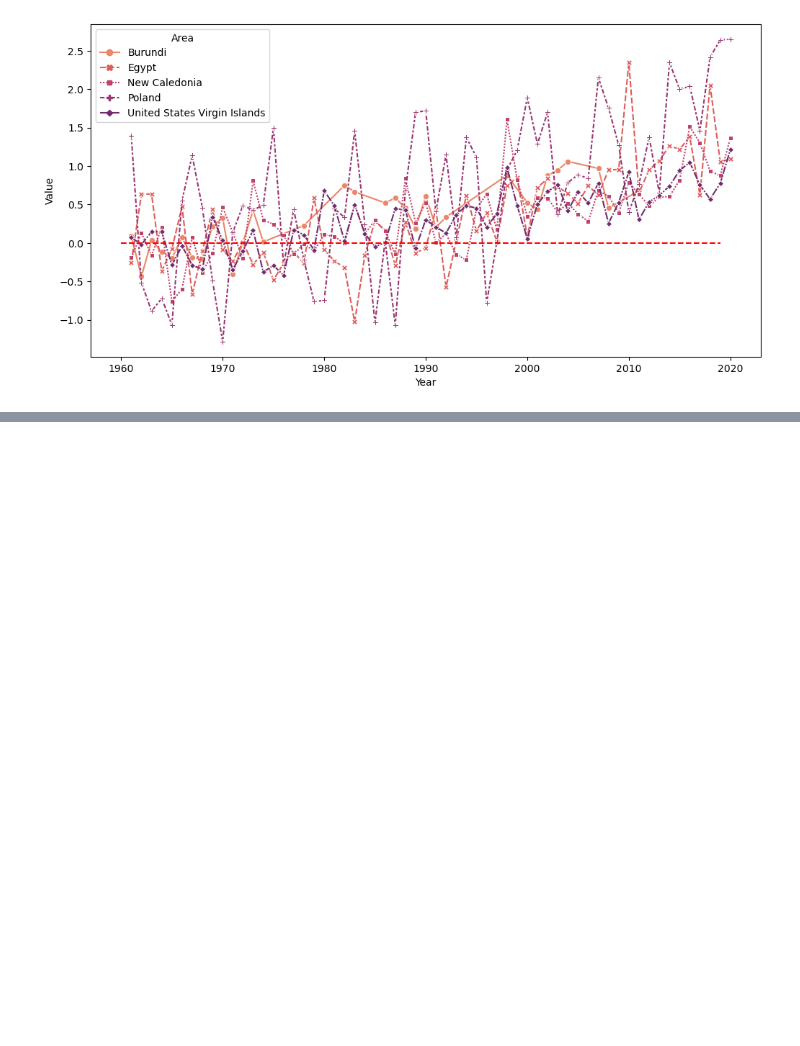
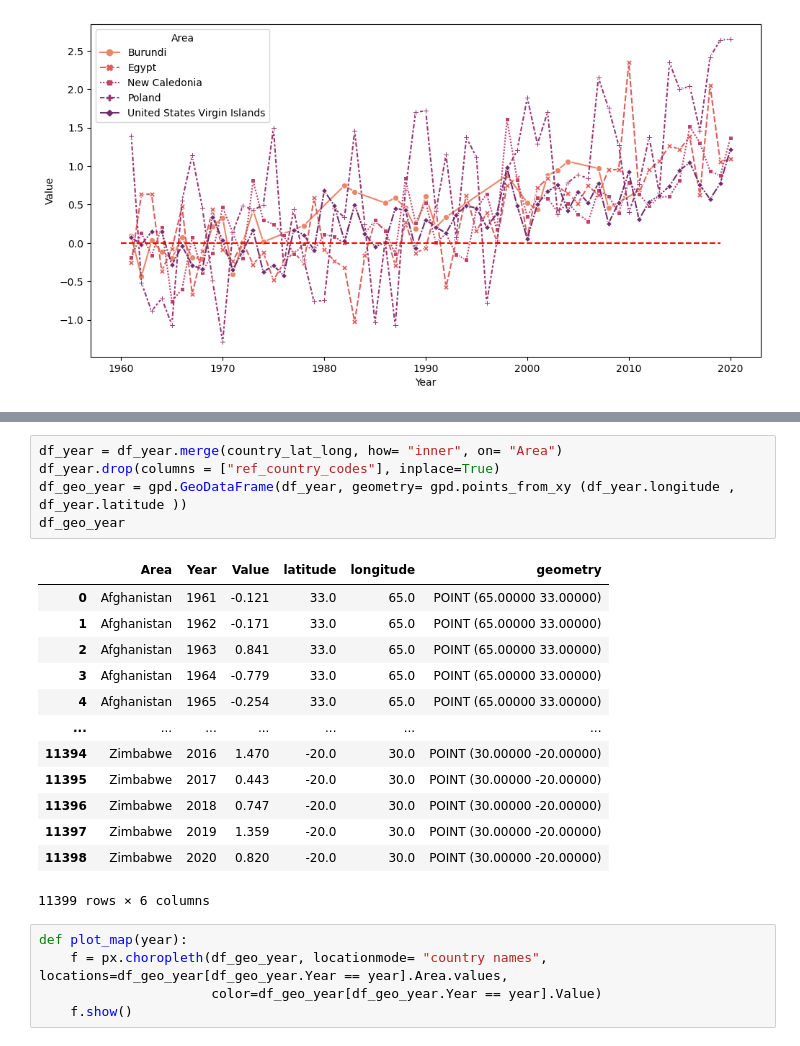
Before and after one commit to Onurcn93/Global_Temperature_Change, a Jupyter notebook: Global Temperature Change Analysis.ipynb, the cells around one changed output, grey strips where cells are left out. Drawn from its saved outputs; the diff is of its cells as text; blank space fills up the shorter version.

```diff
--- a/Global Temperature Change Analysis.ipynb
+++ b/Global Temperature Change Analysis.ipynb
@@ -72,0 +86,24 @@ plt.show()
+# %%
+df_year = df_year.merge(country_lat_long, how= "inner", on= "Area")
+df_year.drop(columns = ["ref_country_codes"], inplace=True)
+df_geo_year = gpd.GeoDataFrame(df_year, geometry= gpd.points_from_xy (df_year.longitude , df_year.latitude ))
+df_geo_year
+# %% [output]
+|  | Area | Year | Value | latitude | longitude | geometry |
+| 0 | Afghanistan | 1961 | -0.121 | 33.0 | 65.0 | POINT (65.00000 33.00000) |
+| 1 | Afghanistan | 1962 | -0.171 | 33.0 | 65.0 | POINT (65.00000 33.00000) |
+| 2 | Afghanistan | 1963 | 0.841 | 33.0 | 65.0 | POINT (65.00000 33.00000) |
+| 3 | Afghanistan | 1964 | -0.779 | 33.0 | 65.0 | POINT (65.00000 33.00000) |
+| 4 | Afghanistan | 1965 | -0.254 | 33.0 | 65.0 | POINT (65.00000 33.00000) |
+| ... | ... | ... | ... | ... | ... | ... |
+| 11394 | Zimbabwe | 2016 | 1.470 | -20.0 | 30.0 | POINT (30.00000 -20.00000) |
+| 11395 | Zimbabwe | 2017 | 0.443 | -20.0 | 30.0 | POINT (30.00000 -20.00000) |
+| 11396 | Zimbabwe | 2018 | 0.747 | -20.0 | 30.0 | POINT (30.00000 -20.00000) |
+| 11397 | Zimbabwe | 2019 | 1.359 | -20.0 | 30.0 | POINT (30.00000 -20.00000) |
+| 11398 | Zimbabwe | 2020 | 0.820 | -20.0 | 30.0 | POINT (30.00000 -20.00000) |
+11399 rows × 6 columns
+# %%
+def plot_map(year):
+    f = px.choropleth(df_geo_year, locationmode= "country names", locations=df_geo_year[df_geo_year.Year == year].Area.values,
+                      color=df_geo_year[df_geo_year.Year == year].Value)
+    f.show()
```
Also changed, not shown: parts of 21 cells of this notebook, 1 other file.
